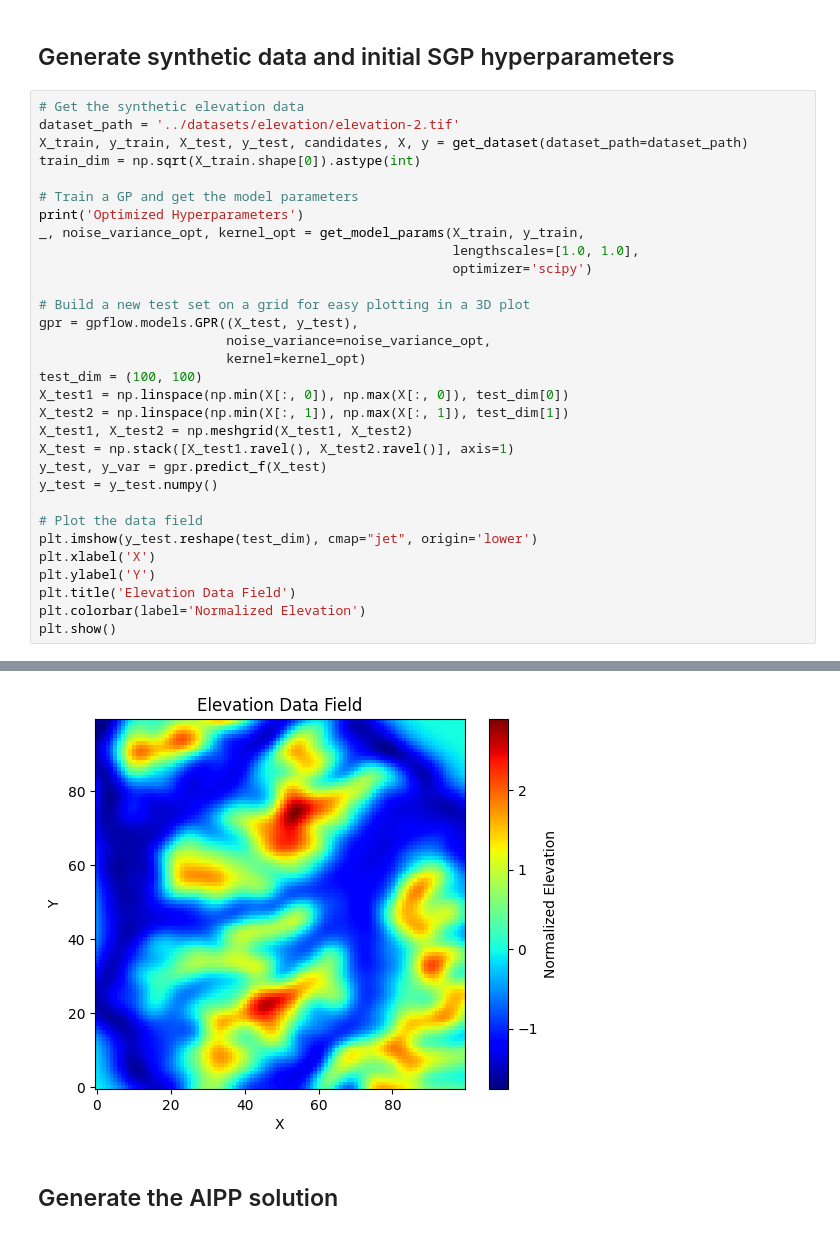
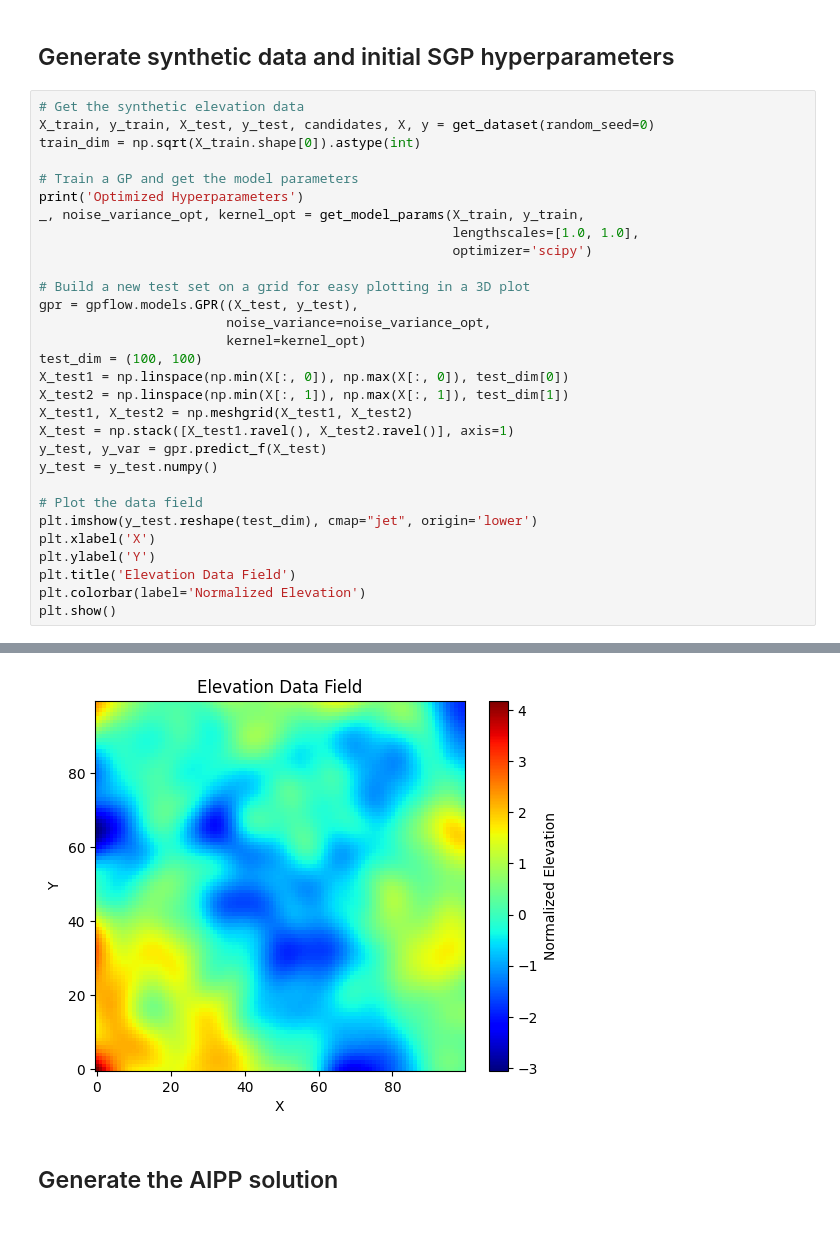
Before and after one commit to itskalvik/sgp-tools, a Jupyter notebook: examples/AIPP_non_point_FoV.ipynb, the cells around one changed output, grey strips where cells are left out. Drawn from its saved outputs; the diff is of its cells as text.

```diff
--- a/examples/AIPP_non_point_FoV.ipynb
+++ b/examples/AIPP_non_point_FoV.ipynb
@@ -194,8 +194,7 @@ def run_aipp(X_train, ipp_model, Xu_init, path2data):
 ## Generate synthetic data and initial SGP hyperparameters
 # %%
 # Get the synthetic elevation data
-dataset_path = '../datasets/elevation/elevation-2.tif'
-X_train, y_train, X_test, y_test, candidates, X, y = get_dataset(dataset_path=dataset_path)
+X_train, y_train, X_test, y_test, candidates, X, y = get_dataset(random_seed=0)
 train_dim = np.sqrt(X_train.shape[0]).astype(int)
 
 # Train a GP and get the model parameters
@@ -237,4 +236,4 @@ Optimized Hyperparameters
-[figure, old version]
+[figure, new version]
 # %% [markdown]
 ## Generate the AIPP solution
 # %%
```
Also changed, not shown: parts of 4 cells of this notebook.
